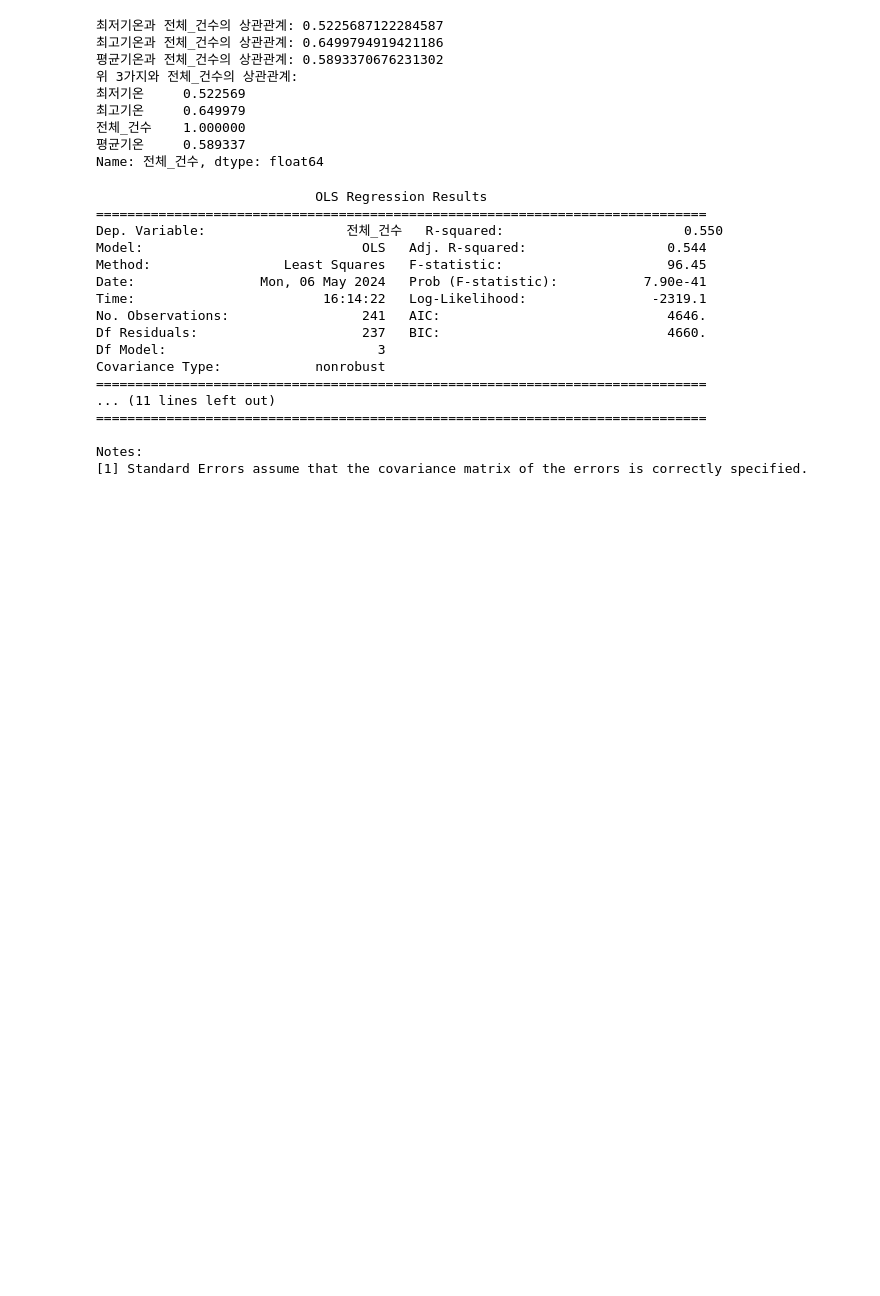
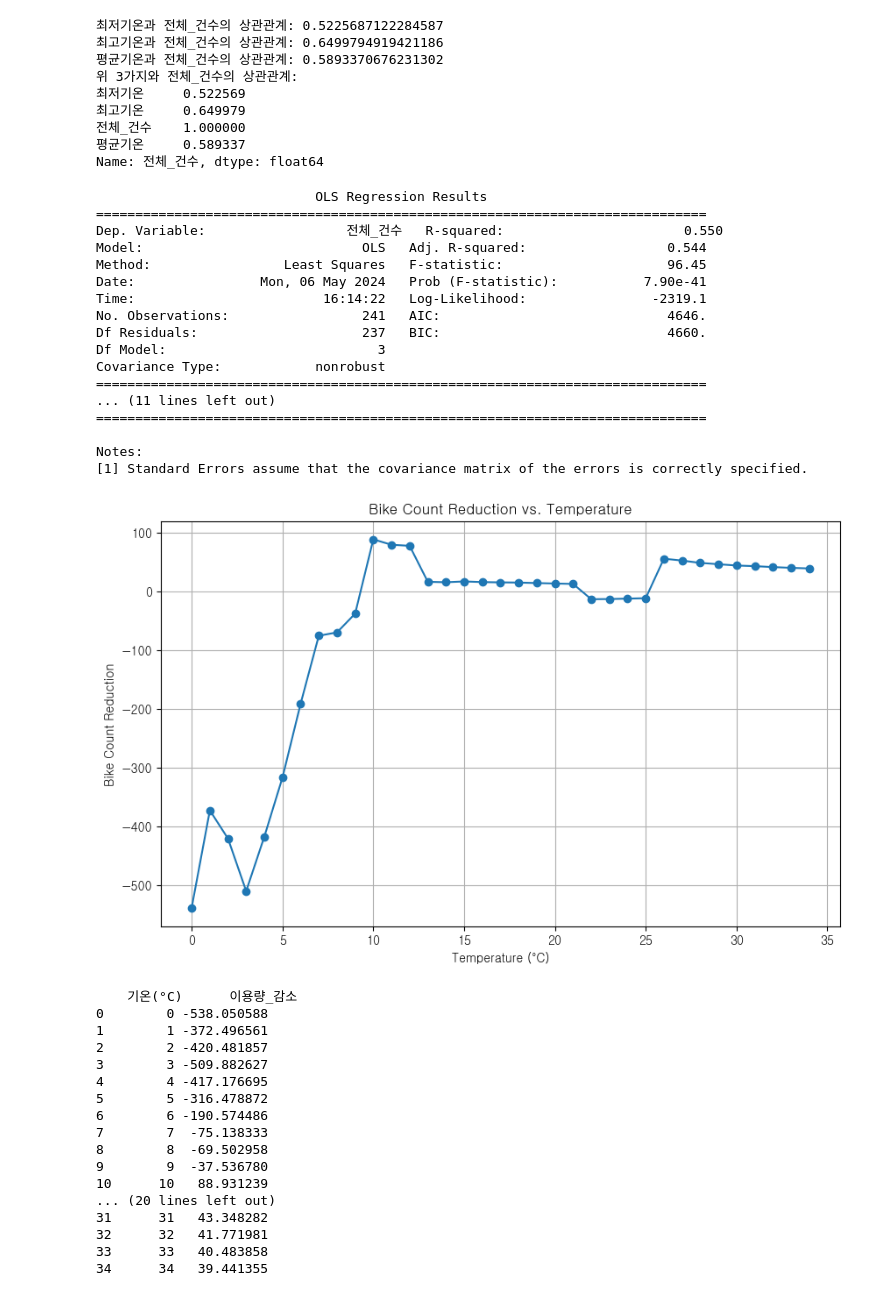
Before and after one commit to minseokpark6/SemiProject_Group3, a Jupyter notebook: Code/choiinwoo/20240505_자료.ipynb, the cells around one changed output. Cells and saved outputs as stored; diff of their text form; code cells hidden in the pictures; blank space fills up the shorter version.

```diff
--- a/Code/choiinwoo/20240505_자료.ipynb
+++ b/Code/choiinwoo/20240505_자료.ipynb
@@ -217,3 +211,63 @@ Covariance Type:            nonrobust
 
 Notes:
 [1] Standard Errors assume that the covariance matrix of the errors is correctly specified.
+# %%
+import pandas as pd
+import matplotlib.pyplot as plt
+from statsmodels.tsa.arima.model import ARIMA
+# ARIMA 모델을 학습하기 위한 시계열 데이터 준비
+시계열_데이터 = 기상청_분석[[ '최고기온','전체_건수']]
+
+# ARIMA 모델 학습
+model = ARIMA(시계열_데이터['전체_건수'], order=(5,1,0)) # ARIMA 모델 생성
+model_fit = model.fit() # 모델 학습
+
+# 결과를 저장할 빈 리스트 생성
+결과 = []
+
+# 0°C부터 30°C까지의 기온 범위에 대해 반복문 실행
+for 기온 in range(35):
+    # 예측 결과에서 특정 기온 범위 내의 이용량 감소 확인
+    특정_기온_범위_이용량 = model_fit.predict(start=0, end=len(기상청_분석)-1)
+    특정_기온_범위_이용량 = 특정_기온_범위_이용량[기상청_분석['최고기온'] <= 기온]
+    이용량_감소 = 특정_기온_범위_이용량.diff().dropna()
+
+    # 결과를 딕셔너리 형태로 저장
+    결과.append({
+        '기온(°C)': 기온,
+        '이용량_감소': 이용량_감소.mean() if len(이용량_감소) > 0 else 0
+    })
+
+# 결과를 DataFrame으로 변환
+결과_df = pd.DataFrame(결과)
+
+# 시각화
+plt.figure(figsize=(10, 6))
+plt.plot(결과_df['기온(°C)'], 결과_df['이용량_감소'], marker='o', linestyle='-')
+plt.title('Bike Count Reduction vs. Temperature')
+plt.xlabel('Temperature (°C)')
+plt.ylabel('Bike Count Reduction')
+plt.grid(True)
+plt.show()
+
+# 결과 출력
+print(결과_df)
+# %% [output]
+[figure, added]
+    기온(°C)      이용량_감소
+0        0 -538.050588
+1        1 -372.496561
+2        2 -420.481857
+3        3 -509.882627
+4        4 -417.176695
+5        5 -316.478872
+6        6 -190.574486
+7        7  -75.138333
+8        8  -69.502958
+9        9  -37.536780
+10      10   88.931239
+... (20 lines left out)
+31      31   43.348282
+32      32   41.771981
+33      33   40.483858
+34      34   39.441355
```
Also changed, not shown: parts of 6 cells of this notebook, 3 other files.
